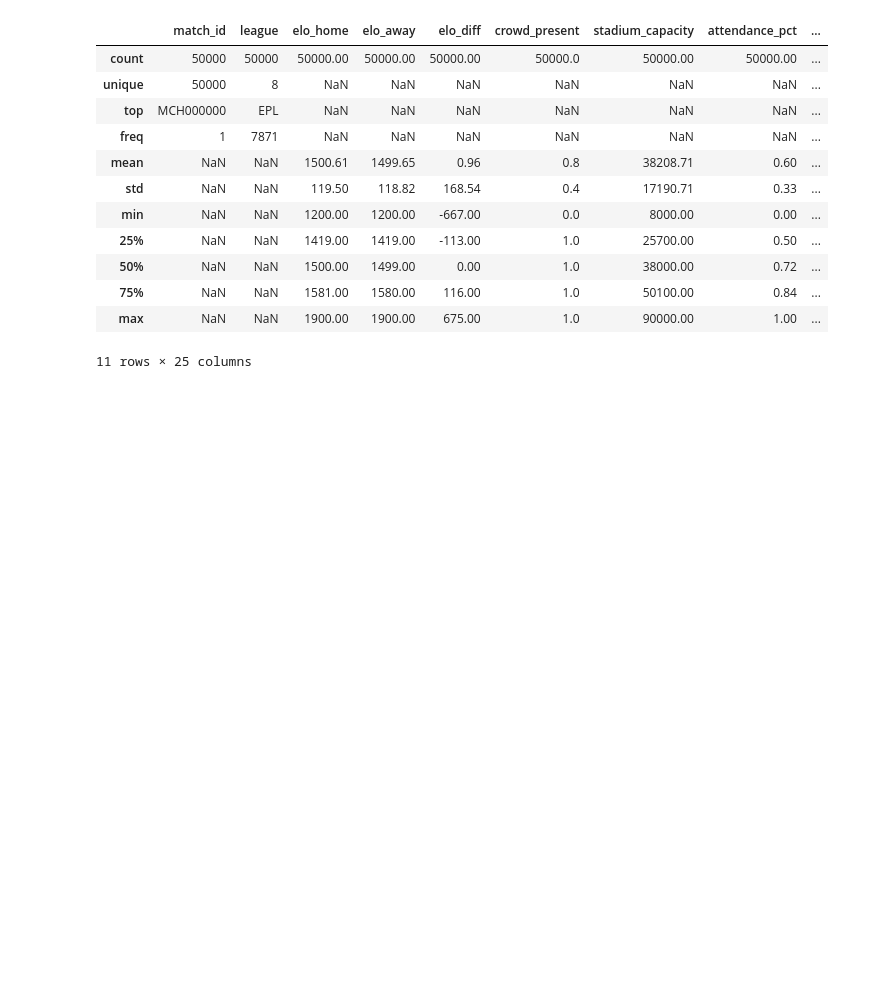
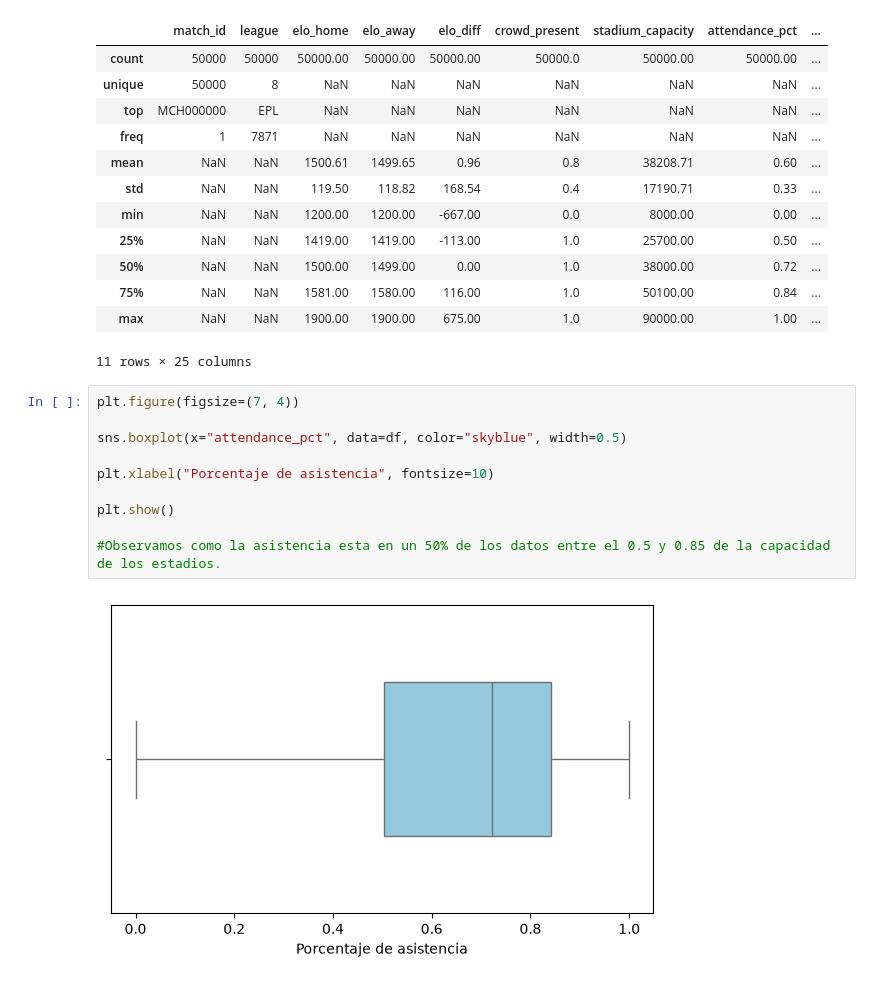
Before and after one commit to JuanjCruzL/La_ventaja_de_ser_local_en_el_futbol, a Jupyter notebook: cuadernos/exploracion_Juan_Jose_Cruz.ipynb, the cells around one changed output. Cells and saved outputs as stored; diff of their text form; blank space fills up the shorter version.

```diff
--- a/cuadernos/exploracion_Juan_Jose_Cruz.ipynb
+++ b/cuadernos/exploracion_Juan_Jose_Cruz.ipynb
@@ -66,3 +66,15 @@ df.describe(include="all").round(2)
 | 75% | NaN | NaN | 1581.00 | 1580.00 | 116.00 | 1.0 | 50100.00 | 0.84 | ... |
 | max | NaN | NaN | 1900.00 | 1900.00 | 675.00 | 1.0 | 90000.00 | 1.00 | ... |
 11 rows × 25 columns
+# %%
+plt.figure(figsize=(7, 4))
+
+sns.boxplot(x="attendance_pct", data=df, color="skyblue", width=0.5)
+
+plt.xlabel("Porcentaje de asistencia", fontsize=10)
+
+plt.show()
+
+#Observamos como la asistencia esta en un 50% de los datos entre el 0.5 y 0.85 de la capacidad de los estadios.
+# %% [output]
+[figure, added]
```
Also changed, not shown: parts of 8 cells of this notebook, 1 other file.
